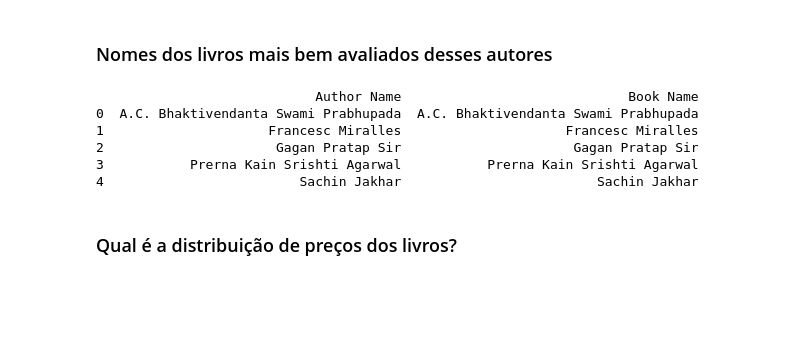
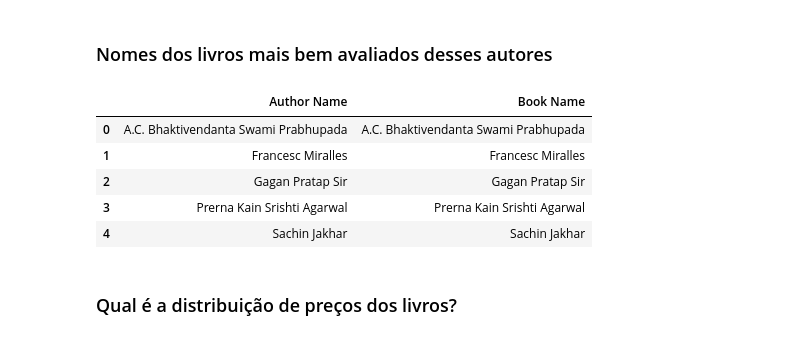
Before and after one commit to kellymartina/analise-amazon-bestselling-books, a Jupyter notebook: amazon-bestselling-books.ipynb, the cells around one changed output. Saved outputs shown, nothing was run; the diff lists cells and outputs as text; code cells hidden in the pictures; blank space fills up the shorter version.

```diff
--- a/amazon-bestselling-books.ipynb
+++ b/amazon-bestselling-books.ipynb
@@ -87,21 +111,21 @@ Text(0, 0.5, 'Autores')
 # %%
 top_books=data[data['Author Name'].isin(media_avaliacoes.head(5)['Author Name'])].groupby('Author Name')['Rating'].idxmax()
 
 top_books_df = pd.DataFrame({
   'Author Name': top_books.index,
   'Book Name': top_books.index
 })
 
 top_books_df.reset_index(drop=True, inplace=True)
 
-print(top_books_df)
+top_books_df
 # %% [output]
-                            Author Name                             Book Name
-0  A.C. Bhaktivendanta Swami Prabhupada  A.C. Bhaktivendanta Swami Prabhupada
-1                     Francesc Miralles                     Francesc Miralles
-2                      Gagan Pratap Sir                      Gagan Pratap Sir
-3           Prerna Kain Srishti Agarwal           Prerna Kain Srishti Agarwal
-4                         Sachin Jakhar                         Sachin Jakhar
+|  | Author Name | Book Name |
+| 0 | A.C. Bhaktivendanta Swami Prabhupada | A.C. Bhaktivendanta Swami Prabhupada |
+| 1 | Francesc Miralles | Francesc Miralles |
+| 2 | Gagan Pratap Sir | Gagan Pratap Sir |
+| 3 | Prerna Kain Srishti Agarwal | Prerna Kain Srishti Agarwal |
+| 4 | Sachin Jakhar | Sachin Jakhar |
 # %% [markdown]
 ### Qual é a distribuição de preços dos livros?
 # %%
```
Also changed, not shown: parts of 11 cells of this notebook.
